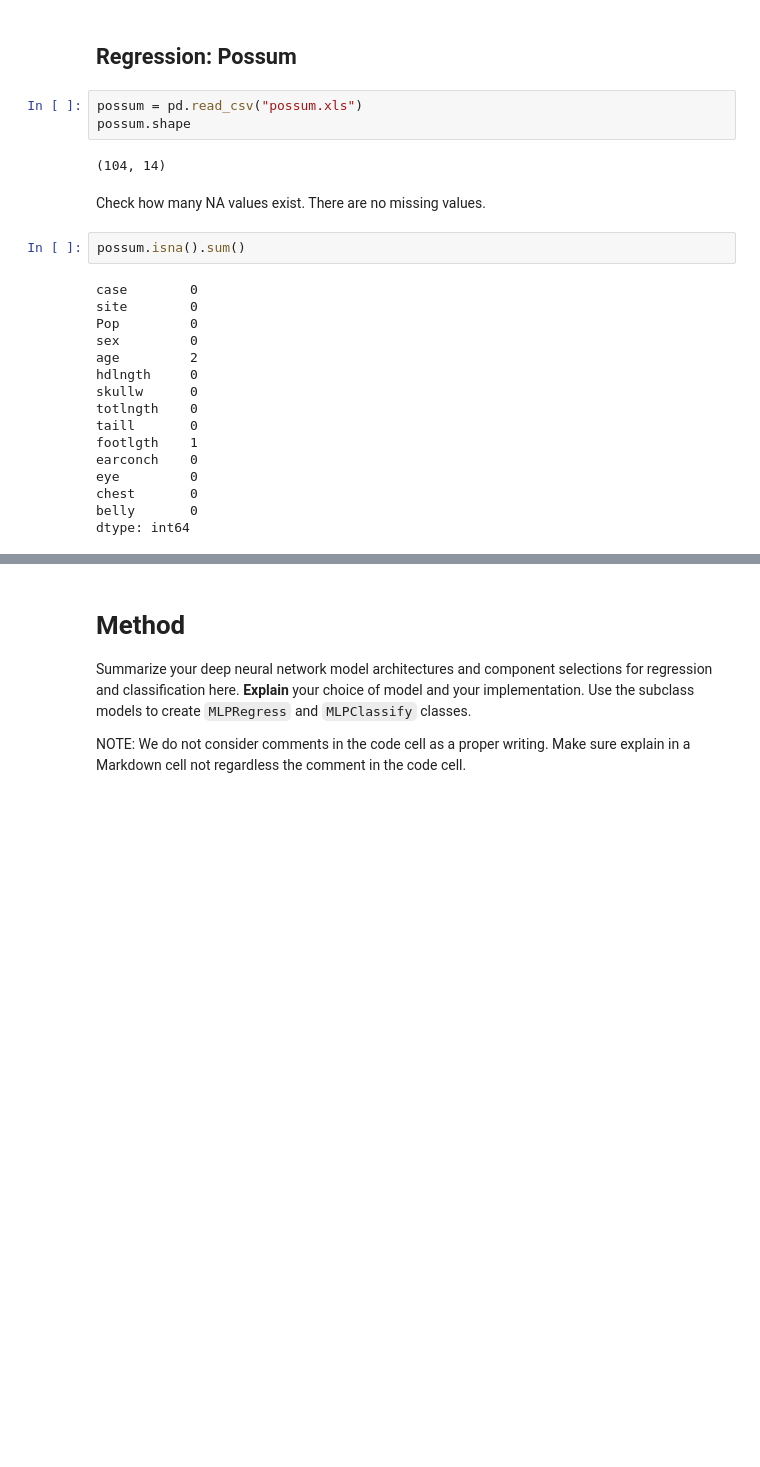
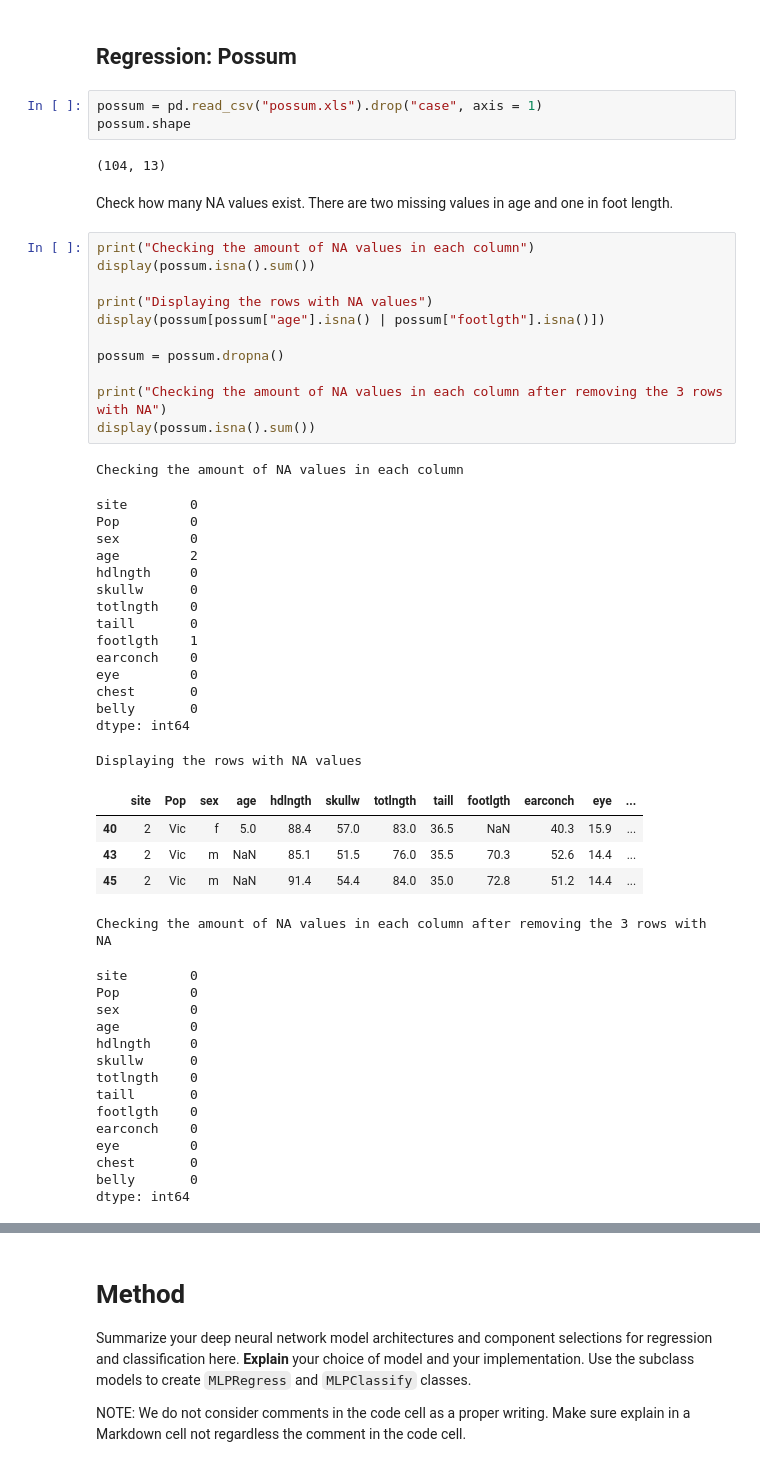
Before and after one commit to Abeoseh/deep_learning, a Jupyter notebook: assignments/assignment1/Assign1.ipynb, the cells around one changed output, grey strips where cells are left out. Saved outputs shown, nothing was run; the diff lists cells and outputs as text; blank space fills up the shorter version.

```diff
--- a/assignments/assignment1/Assign1.ipynb
+++ b/assignments/assignment1/Assign1.ipynb
@@ -169,28 +169,57 @@ train_data.shape, test_data.shape
 # %% [markdown]
 ## Regression: Possum
 # %%
-possum = pd.read_csv("possum.xls")
+possum = pd.read_csv("possum.xls").drop("case", axis = 1)
 possum.shape
 # %% [output]
-(104, 14)
+(104, 13)
 # %% [markdown]
-Check how many NA values exist. There are no missing values.
+Check how many NA values exist. There are two missing values in age and one in foot length.
-# %%
-possum.isna().sum()
-# %% [output]
-case        0
-site        0
-Pop         0
-sex         0
-age         2
-hdlngth     0
-skullw      0
-totlngth    0
-taill       0
-footlgth    1
-earconch    0
-eye         0
-chest       0
-belly       0
-dtype: int64
+# %%
+print("Checking the amount of NA values in each column")
+display(possum.isna().sum())
+
+print("Displaying the rows with NA values")
+display(possum[possum["age"].isna() | possum["footlgth"].isna()])
+
+possum = possum.dropna()
+
+print("Checking the amount of NA values in each column after removing the 3 rows with NA")
+display(possum.isna().sum())
+# %% [output]
+Checking the amount of NA values in each column
+site        0
+Pop         0
+sex         0
+age         2
+hdlngth     0
+skullw      0
+totlngth    0
+taill       0
+footlgth    1
+earconch    0
+eye         0
+chest       0
+belly       0
+dtype: int64
+Displaying the rows with NA values
+|  | site | Pop | sex | age | hdlngth | skullw | totlngth | taill | footlgth | earconch | eye | ... |
+| 40 | 2 | Vic | f | 5.0 | 88.4 | 57.0 | 83.0 | 36.5 | NaN | 40.3 | 15.9 | ... |
+| 43 | 2 | Vic | m | NaN | 85.1 | 51.5 | 76.0 | 35.5 | 70.3 | 52.6 | 14.4 | ... |
+| 45 | 2 | Vic | m | NaN | 91.4 | 54.4 | 84.0 | 35.0 | 72.8 | 51.2 | 14.4 | ... |
+Checking the amount of NA values in each column after removing the 3 rows with NA
+site        0
+Pop         0
+sex         0
+age         0
+hdlngth     0
+skullw      0
+totlngth    0
+taill       0
+footlgth    0
+earconch    0
+eye         0
+chest       0
+belly       0
+dtype: int64
 # %%
```
Also changed, not shown: parts of 19 cells of this notebook, 2 other files.
